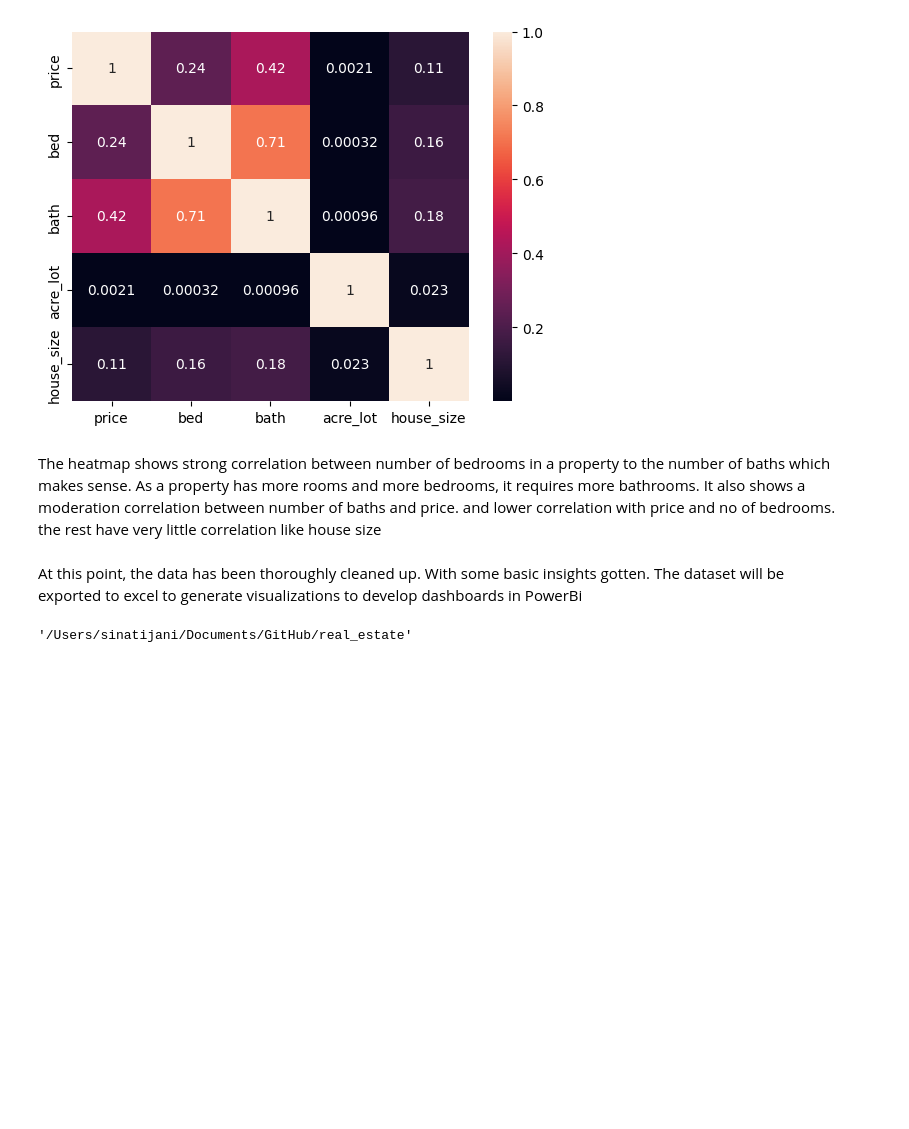
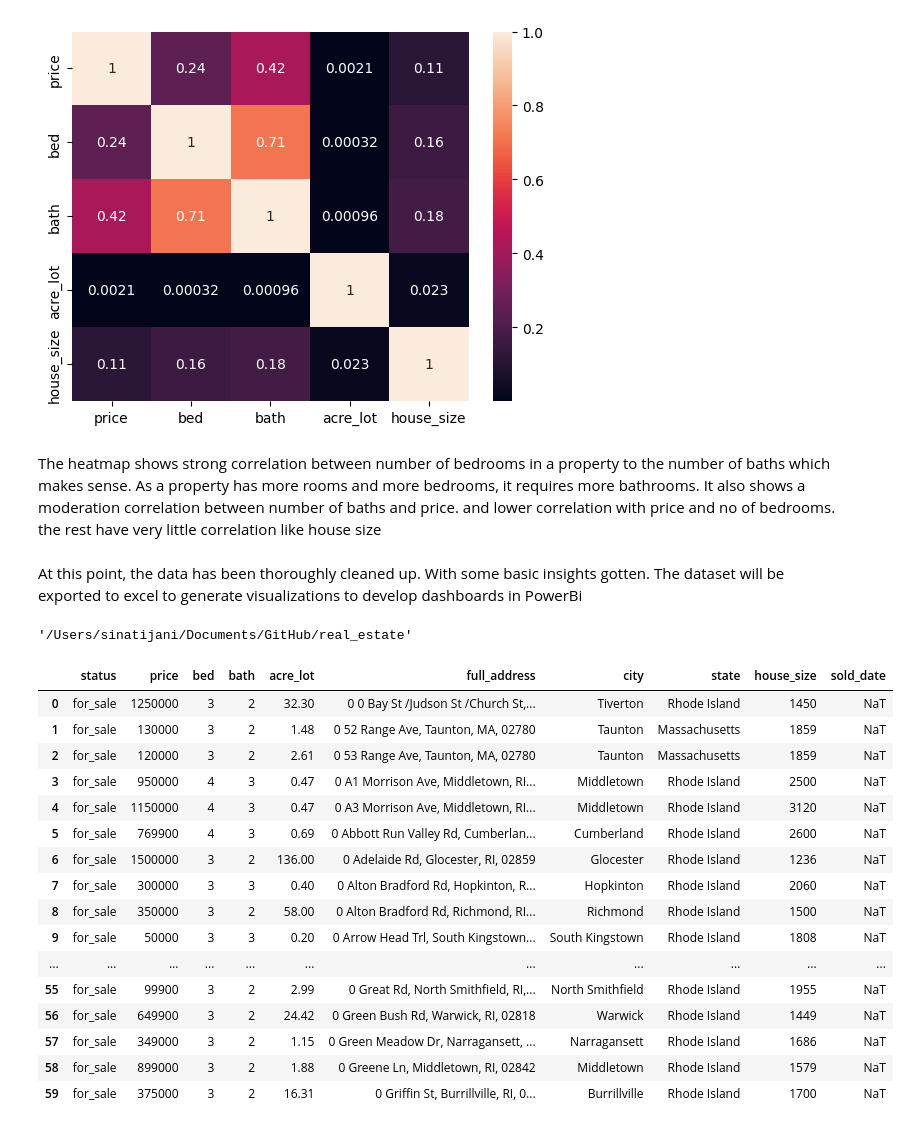
Before and after one commit to sinatijani/real-estate-property-analysis-python, a Jupyter notebook: US Real Estate Data - Business Statistics .ipynb, the cells around one changed output. Cells and saved outputs as stored; diff of their text form; code cells hidden in the pictures; blank space fills up the shorter version.

```diff
--- a/US Real Estate Data - Business Statistics .ipynb
+++ b/US Real Estate Data - Business Statistics .ipynb
@@ -748,3 +749,23 @@ pwd
 # updating the new instaled package to requirement list
 
 !pip freeze > requirements.txt
+# %%
+df5.head(60)
+# %% [output]
+|  | status | price | bed | bath | acre_lot | full_address | city | state | house_size | sold_date |
+| 0 | for_sale | 1250000 | 3 | 2 | 32.30 | 0 0 Bay St /Judson St /Church St,... | Tiverton | Rhode Island | 1450 | NaT |
+| 1 | for_sale | 130000 | 3 | 2 | 1.48 | 0 52 Range Ave, Taunton, MA, 02780 | Taunton | Massachusetts | 1859 | NaT |
+| 2 | for_sale | 120000 | 3 | 2 | 2.61 | 0 53 Range Ave, Taunton, MA, 02780 | Taunton | Massachusetts | 1859 | NaT |
+| 3 | for_sale | 950000 | 4 | 3 | 0.47 | 0 A1 Morrison Ave, Middletown, RI... | Middletown | Rhode Island | 2500 | NaT |
+| 4 | for_sale | 1150000 | 4 | 3 | 0.47 | 0 A3 Morrison Ave, Middletown, RI... | Middletown | Rhode Island | 3120 | NaT |
+| 5 | for_sale | 769900 | 4 | 3 | 0.69 | 0 Abbott Run Valley Rd, Cumberlan... | Cumberland | Rhode Island | 2600 | NaT |
+| 6 | for_sale | 1500000 | 3 | 2 | 136.00 | 0 Adelaide Rd, Glocester, RI, 02859 | Glocester | Rhode Island | 1236 | NaT |
+| 7 | for_sale | 300000 | 3 | 3 | 0.40 | 0 Alton Bradford Rd, Hopkinton, R... | Hopkinton | Rhode Island | 2060 | NaT |
+| 8 | for_sale | 350000 | 3 | 2 | 58.00 | 0 Alton Bradford Rd, Richmond, RI... | Richmond | Rhode Island | 1500 | NaT |
+| 9 | for_sale | 50000 | 3 | 3 | 0.20 | 0 Arrow Head Trl, South Kingstown... | South Kingstown | Rhode Island | 1808 | NaT |
+| ... | ... | ... | ... | ... | ... | ... | ... | ... | ... | ... |
+| 55 | for_sale | 99900 | 3 | 2 | 2.99 | 0 Great Rd, North Smithfield, RI,... | North Smithfield | Rhode Island | 1955 | NaT |
+| 56 | for_sale | 649900 | 3 | 2 | 24.42 | 0 Green Bush Rd, Warwick, RI, 02818 | Warwick | Rhode Island | 1449 | NaT |
+| 57 | for_sale | 349000 | 3 | 2 | 1.15 | 0 Green Meadow Dr, Narragansett, ... | Narragansett | Rhode Island | 1686 | NaT |
+| 58 | for_sale | 899000 | 3 | 2 | 1.88 | 0 Greene Ln, Middletown, RI, 02842 | Middletown | Rhode Island | 1579 | NaT |
+| 59 | for_sale | 375000 | 3 | 2 | 16.31 | 0 Griffin St, Burrillville, RI, 0... | Burrillville | Rhode Island | 1700 | NaT |
```
Also changed, not shown: parts of 2 cells of this notebook.
